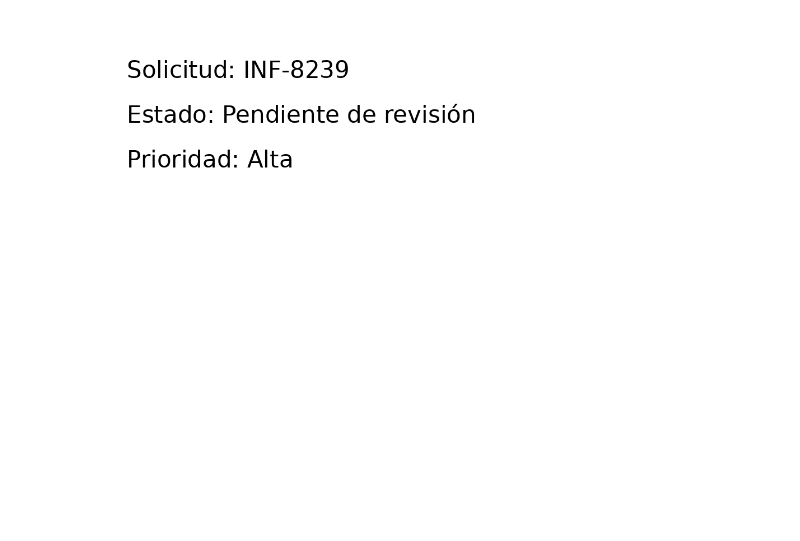
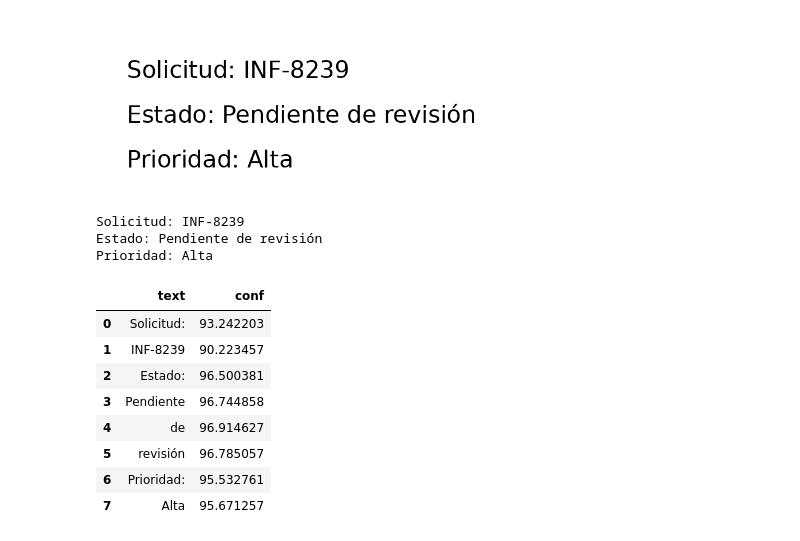
Before and after one commit to yuniorlaureano/uasd-ds-2, a Jupyter notebook: unidad02/DEMO02/notebooks/demo02.ipynb, the cells around one changed output. Saved outputs shown, nothing was run; the diff lists cells and outputs as text; code cells hidden in the pictures; blank space fills up the shorter version.

```diff
--- a/unidad02/DEMO02/notebooks/main.ipynb
+++ b/unidad02/DEMO02/notebooks/demo02.ipynb
@@ -35,3 +31,35 @@ display(canvas)
 canvas.save("../data/documento_demo.png")
 # %% [output]
 [figure]
+# %%
+import cv2
+import pytesseract
+from PIL import Image
+
+image = cv2.imread("../data/documento_demo.png")
+gray = cv2.cvtColor(image, cv2.COLOR_BGR2GRAY)
+_, binary = cv2.threshold(gray, 0, 255, cv2.THRESH_BINARY + cv2.THRESH_OTSU)
+
+text = pytesseract.image_to_string(binary, lang="spa")
+print(text)
+# %% [output]
+Solicitud: INF-8239
+Estado: Pendiente de revisión
+Prioridad: Alta
+# %%
+data = pytesseract.image_to_data(
+    binary, lang="spa", output_type=pytesseract.Output.DATAFRAME
+)
+words = data.dropna(subset=["text"])
+words = words[words["text"].str.strip().ne("")]
+words[["text", "conf"]].reset_index(drop=True)
+# %% [output]
+|  | text | conf |
+| 0 | Solicitud: | 93.242203 |
+| 1 | INF-8239 | 90.223457 |
+| 2 | Estado: | 96.500381 |
+| 3 | Pendiente | 96.744858 |
+| 4 | de | 96.914627 |
+| 5 | revisión | 96.785057 |
+| 6 | Prioridad: | 95.532761 |
+| 7 | Alta | 95.671257 |
```
Also changed, not shown: parts of 2 cells of this notebook.
